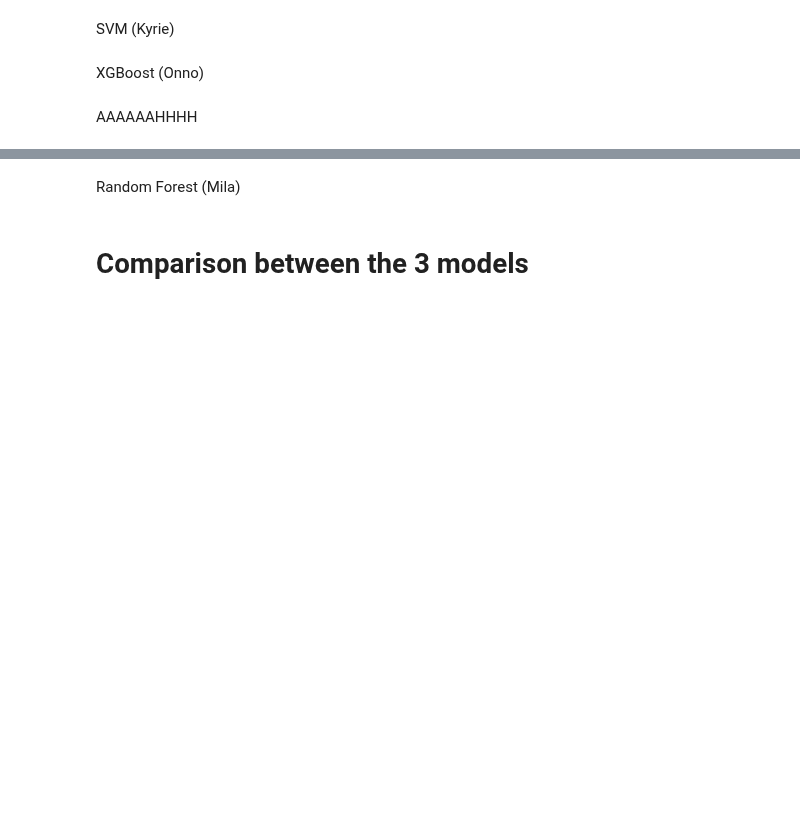
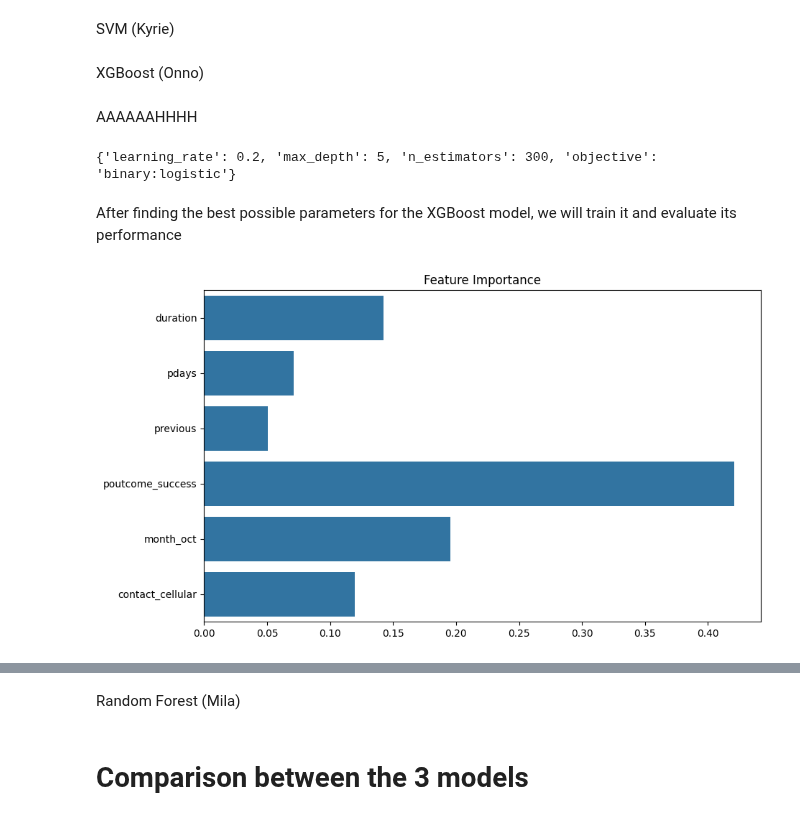
Before and after one commit to DSBE-Semester-A/DataMining, a Jupyter notebook: Assignment2/Assignment_2.ipynb, the cells around one changed output, grey strips where cells are left out. Cells and saved outputs as stored; diff of their text form; code cells hidden in the pictures; blank space fills up the shorter version.

Commit message:
Added Ensemble lab from the course, added XGBoost initial version

```diff
--- a/Assignment2/Assignment_2.ipynb
+++ b/Assignment2/Assignment_2.ipynb
@@ -446,0 +432,40 @@ AAAAAAHHHH
+# %%
+#Import necessary libraries for XGBoost
+from xgboost import XGBClassifier
+
+#Import necessary libraries for parameter tuning
+from sklearn.model_selection import GridSearchCV
+
+
+#Initialize the XGBClassifier
+xgb = XGBClassifier()
+
+#Perform gridsearch for hyperparameter tuning (~10 seconds)
+param_grid = {
+    'max_depth': [3, 4, 5],
+    'learning_rate': [0.01, 0.1, 0.2],
+    'n_estimators': [100, 200, 300],
+    'objective': ['binary:logistic']
+}
+
+grid_search = GridSearchCV(estimator=xgb, param_grid=param_grid, cv=3, n_jobs=-1, scoring='accuracy')
+grid_search.fit(df_upsampled[key_features], df_upsampled['y_yes'])
+
+#Print the best parameters
+print(grid_search.best_params_)
+# %% [output]
+{'learning_rate': 0.2, 'max_depth': 5, 'n_estimators': 300, 'objective': 'binary:logistic'}
+# %% [markdown]
+After finding the best possible parameters for the XGBoost model, we will train it and evaluate its performance
+# %%
+#Initialize the XGBClassifier with the best parameters
+xgb_best = XGBClassifier(**grid_search.best_params_)
+xgb_best.fit(df_upsampled[key_features], df_upsampled['y_yes'])
+
+#Visualize the feature importance
+plt.figure(figsize=(10, 6))
+sns.barplot(x=xgb_best.feature_importances_, y=key_features)
+plt.title('Feature Importance')
+plt.show()
+# %% [output]
+[figure, added]
```
Also changed, not shown: parts of 11 cells of this notebook, 1 other file.
